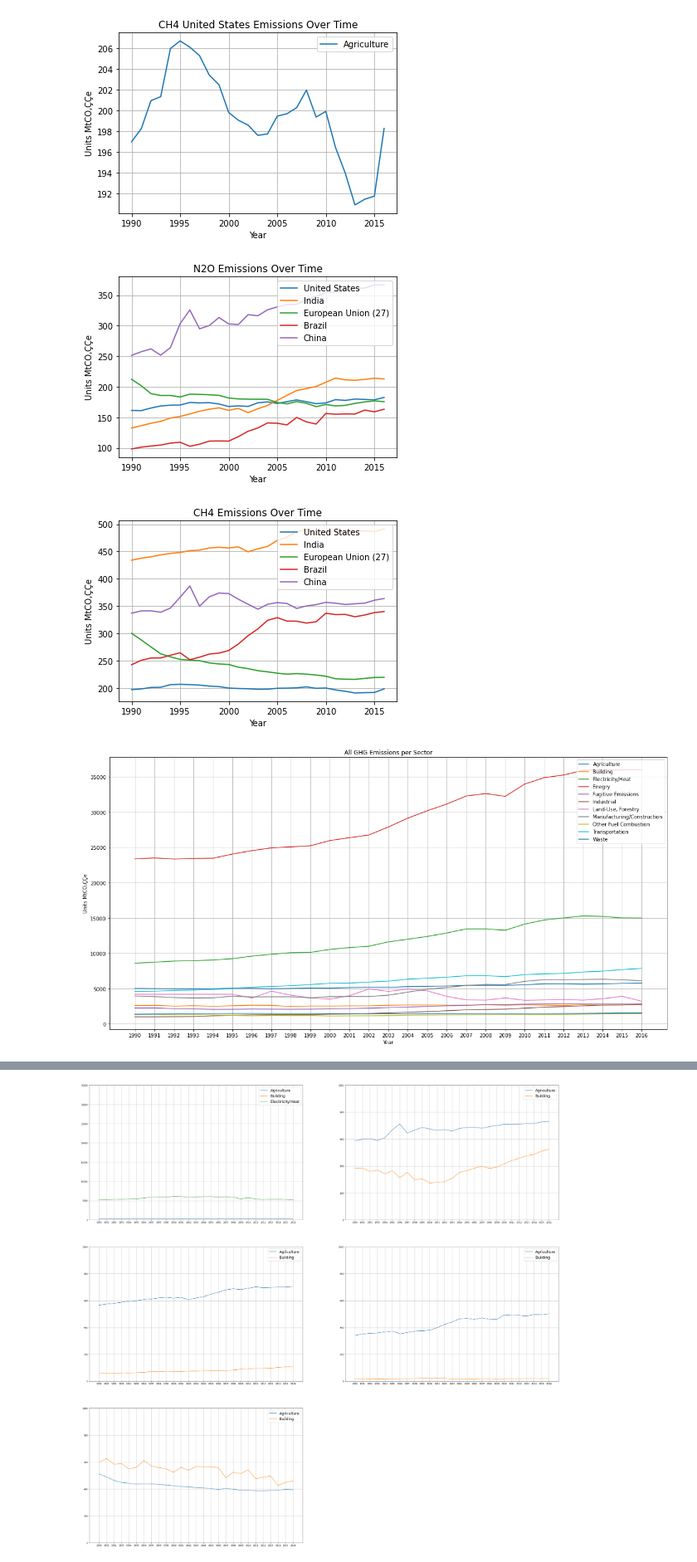
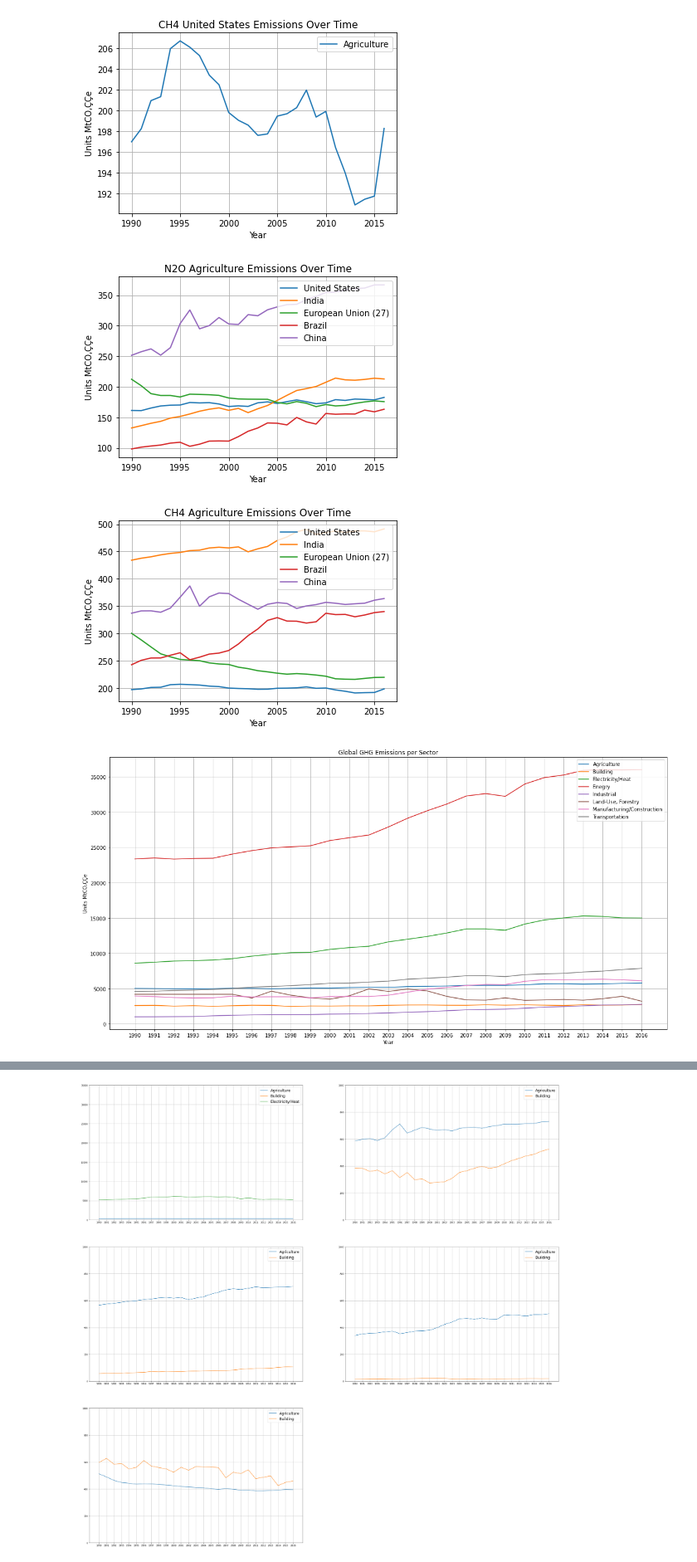
Before and after one commit to sarahgao22sg/Project1, a Jupyter notebook: GHG data/Notebooks/Final GHG Jupyter Notebook.ipynb, the cells around one changed output, grey strips where cells are left out. Shown at 83% size. Drawn from its saved outputs; the diff is of its cells as text; code cells hidden in the pictures.

```diff
--- a/GHG data/Notebooks/Final GHG Jupyter Notebook.ipynb
+++ b/GHG data/Notebooks/Final GHG Jupyter Notebook.ipynb
@@ -90,16 +90,16 @@ ax.plot(x3,y3,label='European Union (27)')
 ax.plot(x4,y4,label='Brazil')
 ax.plot(x5,y5,label='China')
 
-plt.title('N2O Emissions Over Time')
+plt.title('N2O Agriculture Emissions Over Time')
 plt.xlabel('Year')
 plt.ylabel('Units MtCO‚ÇÇe')
 
 plt.legend(loc=1)
 plt.grid()
 
-fig.savefig("N2O Emissions Over Time Top5.png")
+fig.savefig("N2O Agriculture Emissions Over Time Top5.png")
 # %% [output]
-[figure, old version]
+[figure, new version]
 # %%
 x1 = CH4_AG[CH4_AG['Country'] == "United States"]["Year"]
 y1 = CH4_AG[CH4_AG['Country'] == "United States"]["Agriculture"]
@@ -125,16 +125,16 @@ ax.plot(x3,y3,label='European Union (27)')
 ax.plot(x4,y4,label='Brazil')
 ax.plot(x5,y5,label='China')
 
-plt.title('CH4 Emissions Over Time')
+plt.title('CH4 Agriculture Emissions Over Time')
 plt.xlabel('Year')
 plt.ylabel('Units MtCO‚ÇÇe')
 
 plt.legend(loc=1)
 plt.grid()
 
-plt.savefig('CH4 Emissions Over Time Top5.png')
+plt.savefig('CH4 Agriculutre Emissions Over Time Top5.png')
 # %% [output]
-[figure, old version]
+[figure, new version]
 # %%
 historical_emission_yearly = historical_emission_df.melt(id_vars = ['Country', 'Sector', 'Gas'], value_vars = historical_emission_df.columns[6:], var_name = "Year", value_name = "All GHG Emission Units")
 historical_emission_yearly = historical_emission_yearly[historical_emission_yearly['Gas'] == 'All GHG']
@@ -161,8 +161,8 @@ y4 = historical_emission_yearly_world[historical_emission_yearly_world["Sector"]
 x5 = historical_emission_yearly_world[historical_emission_yearly_world["Sector"] == "Energy"]["Year"]
 y5 = historical_emission_yearly_world[historical_emission_yearly_world["Sector"] == "Energy"]["All GHG Emission Units"]
 
-x6 = historical_emission_yearly_world[historical_emission_yearly_world["Sector"] == "Fugitive Emissions"]["Year"]
-y6 = historical_emission_yearly_world[historical_emission_yearly_world["Sector"] == "Fugitive Emissions"]["All GHG Emission Units"]
+# x6 = historical_emission_yearly_world[historical_emission_yearly_world["Sector"] == "Fugitive Emissions"]["Year"]
+# y6 = historical_emission_yearly_world[historical_emission_yearly_world["Sector"] == "Fugitive Emissions"]["All GHG Emission Units"]
 
 x7 = historical_emission_yearly_world[historical_emission_yearly_world["Sector"] == "Industrial Processes"]["Year"]
 y7 = historical_emission_yearly_world[historical_emission_yearly_world["Sector"] == "Industrial Processes"]["All GHG Emission Units"]
@@ -172,40 +172,40 @@ y8 = historical_emission_yearly_world[historical_emission_yearly_world["Sector"]
 
 x9 = historical_emission_yearly_world[historical_emission_yearly_world["Sector"] == "Manufacturing/Construction"]["Year"]
 y9 = historical_emission_yearly_world[historical_emission_yearly_world["Sector"] == "Manufacturing/Construction"]["All GHG Emission Units"]
 
-x10 = historical_emission_yearly_world[historical_emission_yearly_world["Sector"] == "Other Fuel Combustion"]["Year"]
-y10 = historical_emission_yearly_world[historical_emission_yearly_world["Sector"] == "Other Fuel Combustion"]["All GHG Emission Units"]
+# x10 = historical_emission_yearly_world[historical_emission_yearly_world["Sector"] == "Other Fuel Combustion"]["Year"]
+# y10 = historical_emission_yearly_world[historical_emission_yearly_world["Sector"] == "Other Fuel Combustion"]["All GHG Emission Units"]
 
 x11 = historical_emission_yearly_world[historical_emission_yearly_world["Sector"] == "Transportation"]["Year"]
 y11 = historical_emission_yearly_world[historical_emission_yearly_world["Sector"] == "Transportation"]["All GHG Emission Units"]
 
-x12 = historical_emission_yearly_world[historical_emission_yearly_world["Sector"] == "Waste"]["Year"]
-y12 = historical_emission_yearly_world[historical_emission_yearly_world["Sector"] == "Waste"]["All GHG Emission Units"]
+# x12 = historical_emission_yearly_world[historical_emission_yearly_world["Sector"] == "Waste"]["Year"]
+# y12 = historical_emission_yearly_world[historical_emission_yearly_world["Sector"] == "Waste"]["All GHG Emission Units"]
 
 
 fig=plt.figure(figsize = [20,10])
 ax=fig.add_subplot(111)
 
 ax.plot(x1,y1,label='Agriculture')
 ax.plot(x2,y2,label='Building')
 # ax.plot(x3,y3,label='Bunker Fuels')
 ax.plot(x4,y4,label='Electricity/Heat')
 ax.plot(x5,y5,label='Enegry')
-ax.plot(x6,y6,label='Fugitive Emissions')
+# ax.plot(x6,y6,label='Fugitive Emissions')
 ax.plot(x7,y7,label='Industrial')
 ax.plot(x8,y8,label='Land-Use, Forestry')
 ax.plot(x9,y9,label='Manufacturing/Construction')
-ax.plot(x10,y10,label='Other Fuel Combustion')
+# ax.plot(x10,y10,label='Other Fuel Combustion')
 ax.plot(x11,y11,label='Transportation')
-ax.plot(x12,y12,label='Waste')
+# ax.plot(x12,y12,label='Waste')
 
-plt.title('All GHG Emissions per Sector')
+plt.title('Global GHG Emissions per Sector')
 plt.xlabel('Year')
 plt.ylabel('Units MtCO‚ÇÇe')
 
 plt.legend(loc=1)
 plt.grid()
 
-plt.savefig('All GHG Emissions per Sector.png')
+plt.savefig('Global GHG Emissions per Sector.png')
 # %% [output]
-[figure, old version]
+[figure, new version]
```
Also changed, not shown: parts of 2 cells of this notebook, 10 other files.
